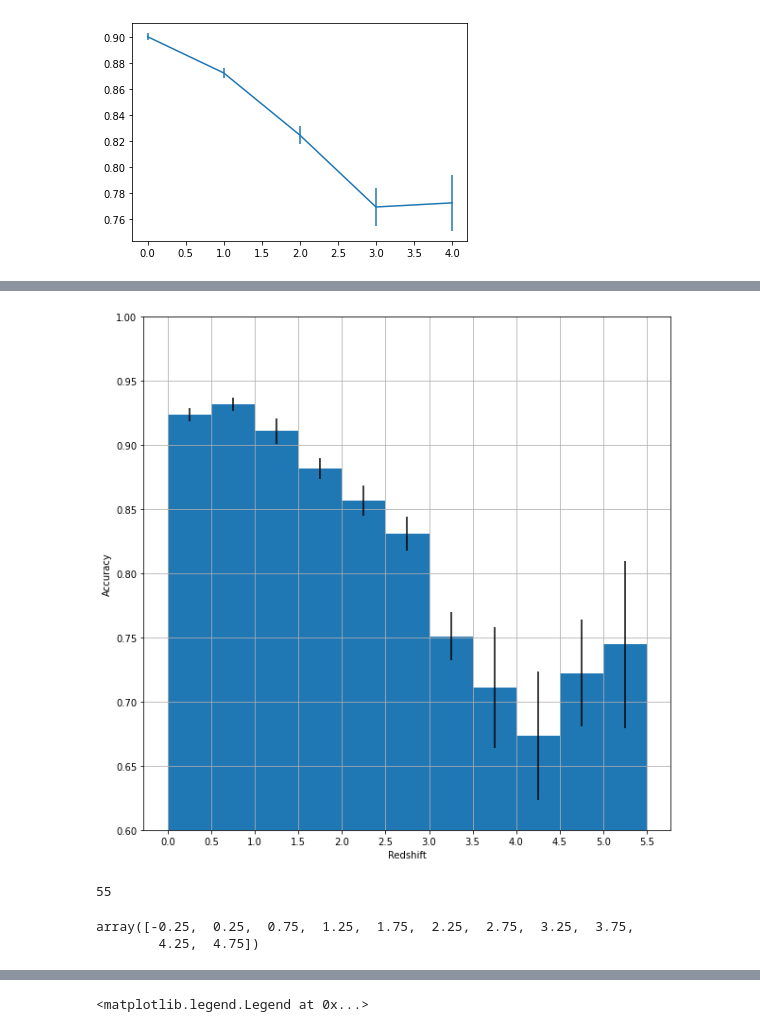
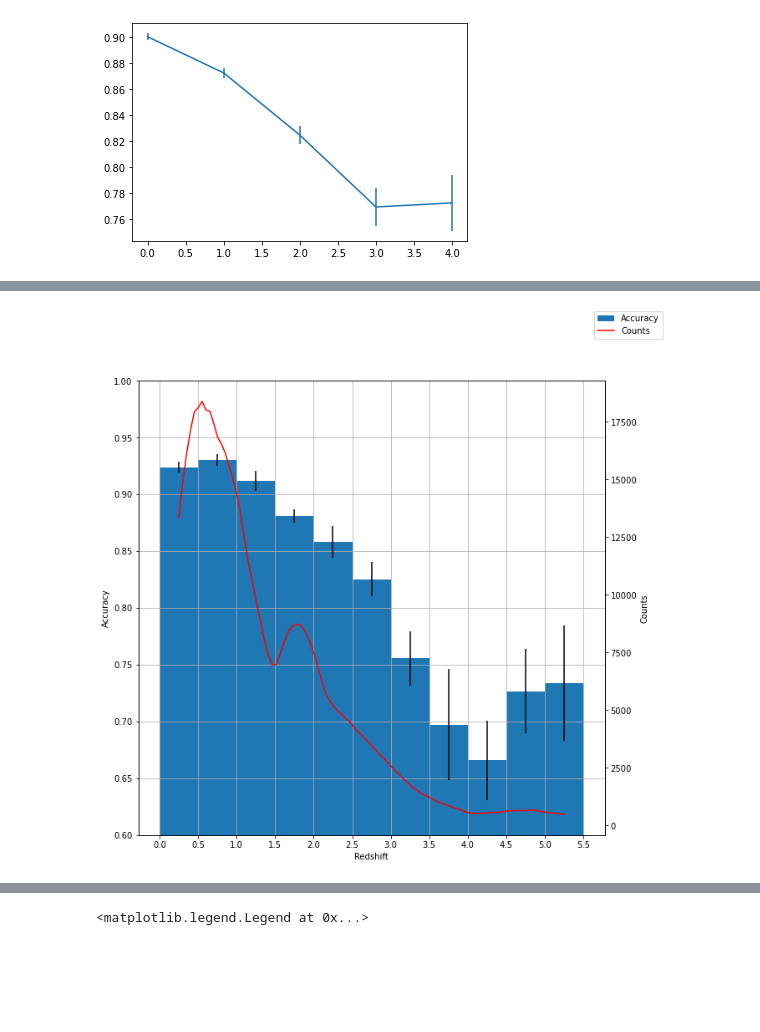
Before and after one commit to jespertjee/LOFAR_ML, a Jupyter notebook: Supervised/Fangyou/Preprocessed_data/Classification_Combined.ipynb, the cells around one changed output, grey strips where cells are left out. Cells and saved outputs as stored; diff of their text form; code cells hidden in the pictures; blank space fills up the shorter version.

```diff
--- a/Supervised/Fangyou/Preprocessed_data/Classification_Combined.ipynb
+++ b/Supervised/Fangyou/Preprocessed_data/Classification_Combined.ipynb
@@ -38,6 +38,7 @@ features_num = [
        'g_hsc_flux_corr', 'nb921_hsc_flux_corr', 'g_rcs_flux_corr'
 ]
 """
+"""
 features_num = [
     'Total_flux', 'Peak_flux',
        'NUV_flux_corr', 'u_flux_corr', 'Bw_flux_corr', 'R_flux_corr',
@@ -53,6 +54,17 @@ features_num = [
        'ch1_servs_flux_corr', 'ch2_servs_flux_corr', 'g_flux_corr',
        'g_hsc_flux_corr', 'nb921_hsc_flux_corr', 'g_rcs_flux_corr'
 ]
+"""
+features_num = [
+    'Total_flux', 'Peak_flux',
+       'NUV_flux_corr', 'u_flux_corr', 'Bw_flux_corr', 'R_flux_corr',
+       'I_flux_corr', 'z_flux_corr', 'y_flux_corr',
+       'J_flux_corr', 'H_flux_corr', 'K_flux_corr', 'Ks_flux_corr',
+       'ch1_flux_corr', 'ch2_flux_corr', 'ch3_flux_corr', 'ch4_flux_corr',
+       'F_MIPS_24', 'F_PACS_100', 'F_PACS_160', 'F_SPIRE_250', 'F_SPIRE_350',
+       'F_SPIRE_500', 'Z_BEST', 'r_rcs_flux_corr',
+       'g_flux_corr', 'nb921_hsc_flux_corr'
+]
 y_column = "Classification"
 
 classes = ['jet-mode radio AGN/low-excitation radio galaxy', 'quasar-like radio AGN / high-excitation radio galaxy',
@@ -451,23 +513,27 @@ ValueError: Invalid classes inferred from unique values of `y`.  Expected: [0 1
+# %%
+counts = []
+z_range_counts = np.linspace(0,5,100)
+for z in z_range_counts:
+    filt = ((redshifts>z) & (redshifts<(z+0.5)))
+    counts.append(len(X_train[filt]))
 # %%
 fig, ax = plt.subplots(figsize=(10,10))
-ax.bar(z_range, accuracy_for_z_inbetween, yerr=accuracy_for_z_inbetween_std, width=0.5)
+ax.bar(z_range, accuracy_for_z_inbetween, yerr=accuracy_for_z_inbetween_std, width=0.5, label='Accuracy')
 ax.set_ylim(0.6,1)
 
 
 ax.set_xticks(np.arange(-0.25,5.5,0.5))
 ax.set_xticklabels(np.arange(0, 6, 0.5))
 ax.grid()
 ax.set_xlabel("Redshift")
 ax.set_ylabel("Accuracy")
+
+
+ax2=ax.twinx()
+ax2.plot(z_range_counts, counts, c='r', label='Counts')
+ax2.set_ylabel("Counts")
+fig.legend()
 plt.show()
+fig.savefig("Redshifts.pdf")
 # %% [output]
-[figure, old version]
+[figure, new version]
-# %%
-len(X['Z_BEST'][X['Z_BEST']>6])
-# %% [output]
-55
-# %%
-np.array(z_range)-0.25
-# %% [output]
-array([-0.25,  0.25,  0.75,  1.25,  1.75,  2.25,  2.75,  3.25,  3.75,
-        4.25,  4.75])
```
Also changed, not shown: parts of 19 cells of this notebook, 7 other files.
